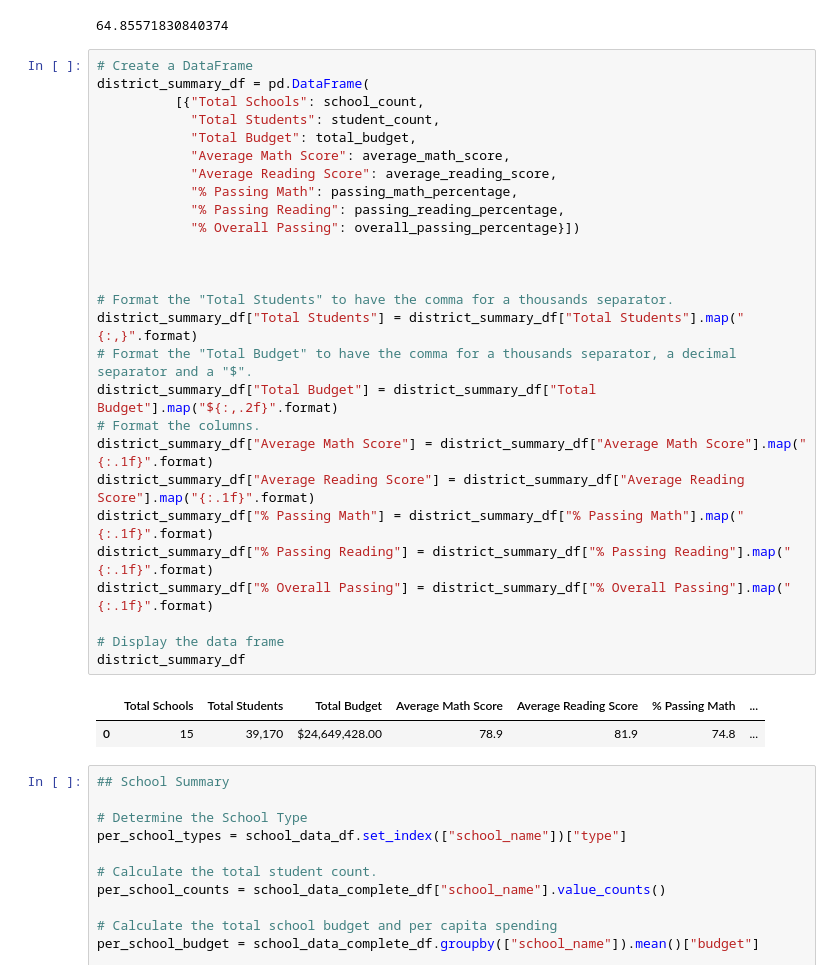
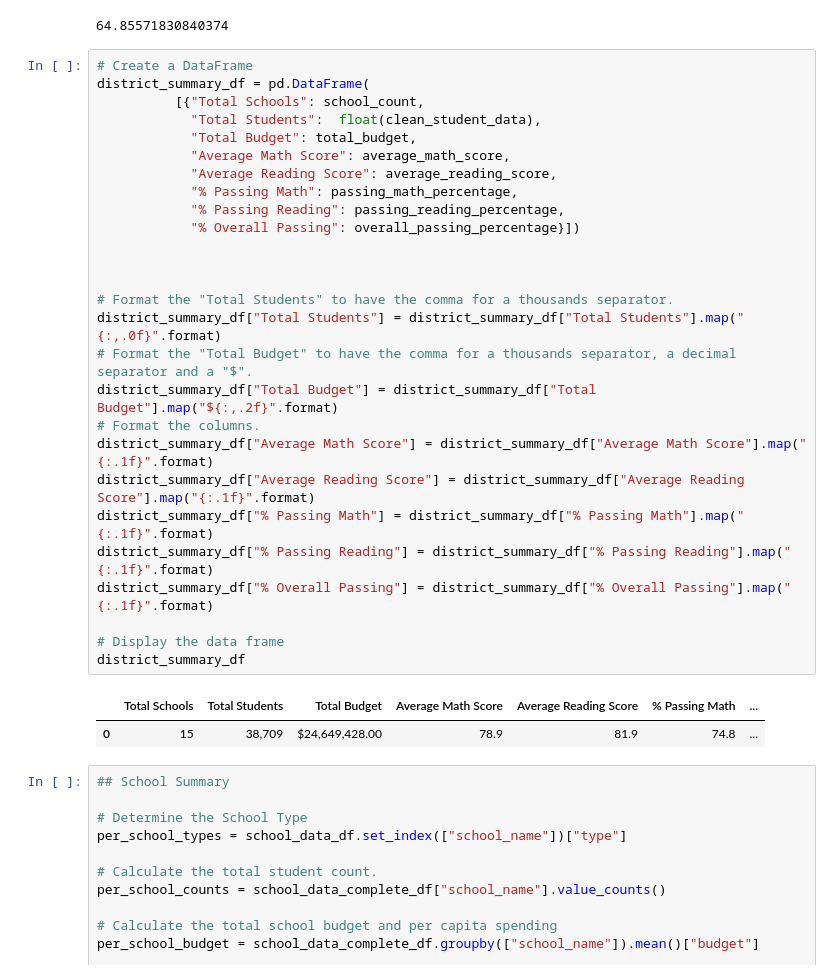
Before and after one commit to laneyberm/School_District_Analysis, a Jupyter notebook: PyCitySchools_Challenge.ipynb, the cells around one changed output. Saved outputs shown, nothing was run; the diff lists cells and outputs as text.

Commit message:
adding clean data to the district summary

```diff
--- a/PyCitySchools_Challenge.ipynb
+++ b/PyCitySchools_Challenge.ipynb
@@ -188,33 +188,33 @@ overall_passing_percentage
 # %%
 # Create a DataFrame
 district_summary_df = pd.DataFrame(
           [{"Total Schools": school_count,
-            "Total Students": student_count,
+            "Total Students":  float(clean_student_data),
             "Total Budget": total_budget,
             "Average Math Score": average_math_score,
             "Average Reading Score": average_reading_score,
             "% Passing Math": passing_math_percentage,
             "% Passing Reading": passing_reading_percentage,
             "% Overall Passing": overall_passing_percentage}])
 
 
 
 # Format the "Total Students" to have the comma for a thousands separator.
-district_summary_df["Total Students"] = district_summary_df["Total Students"].map("{:,}".format)
+district_summary_df["Total Students"] = district_summary_df["Total Students"].map("{:,.0f}".format)
 # Format the "Total Budget" to have the comma for a thousands separator, a decimal separator and a "$".
 district_summary_df["Total Budget"] = district_summary_df["Total Budget"].map("${:,.2f}".format)
 # Format the columns.
 district_summary_df["Average Math Score"] = district_summary_df["Average Math Score"].map("{:.1f}".format)
 district_summary_df["Average Reading Score"] = district_summary_df["Average Reading Score"].map("{:.1f}".format)
 district_summary_df["% Passing Math"] = district_summary_df["% Passing Math"].map("{:.1f}".format)
 district_summary_df["% Passing Reading"] = district_summary_df["% Passing Reading"].map("{:.1f}".format)
 district_summary_df["% Overall Passing"] = district_summary_df["% Overall Passing"].map("{:.1f}".format)
 
 # Display the data frame
 district_summary_df
 # %% [output]
 |  | Total Schools | Total Students | Total Budget | Average Math Score | Average Reading Score | % Passing Math | ... |
-| 0 | 15 | 39,170 | $24,649,428.00 | 78.9 | 81.9 | 74.8 | ... |
+| 0 | 15 | 38,709 | $24,649,428.00 | 78.9 | 81.9 | 74.8 | ... |
 # %%
 ## School Summary
 
```
Also changed, not shown: 3 other files.
